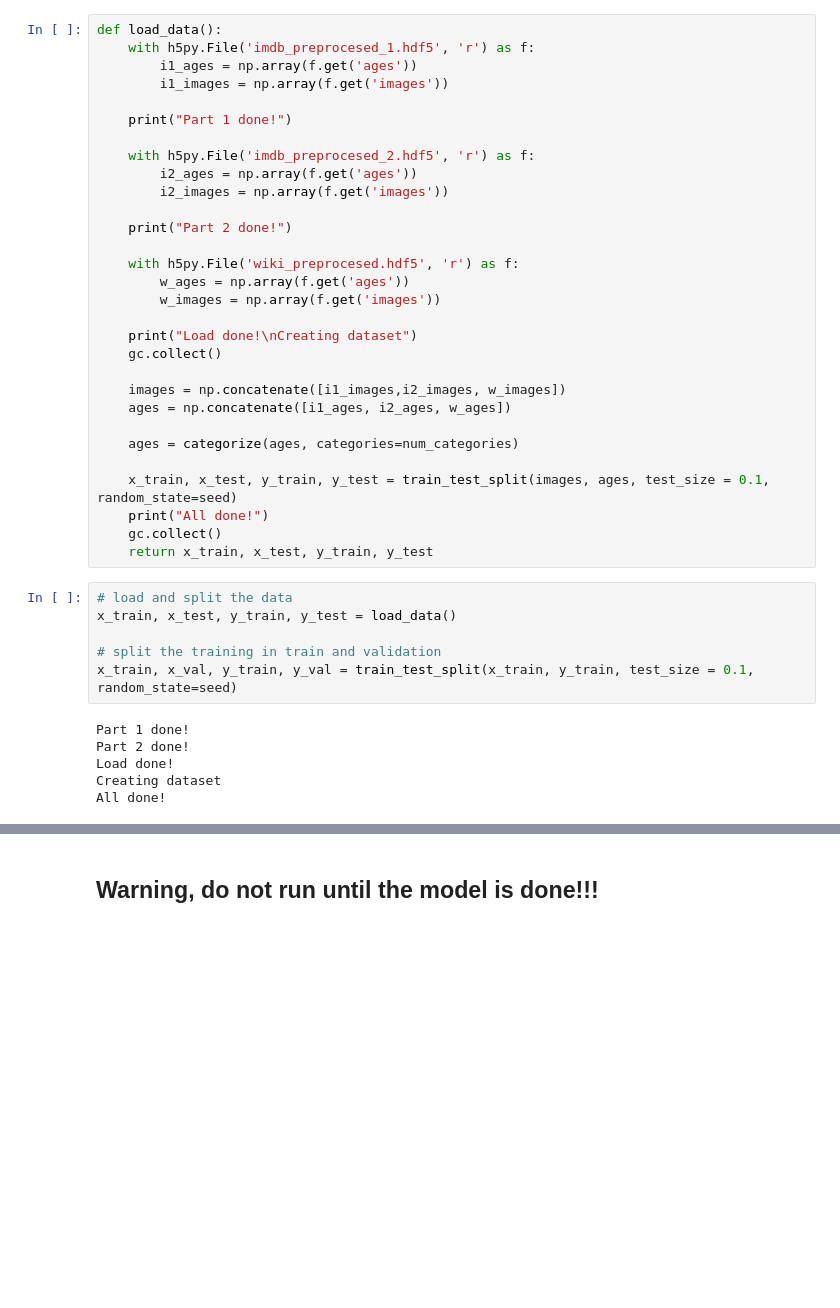
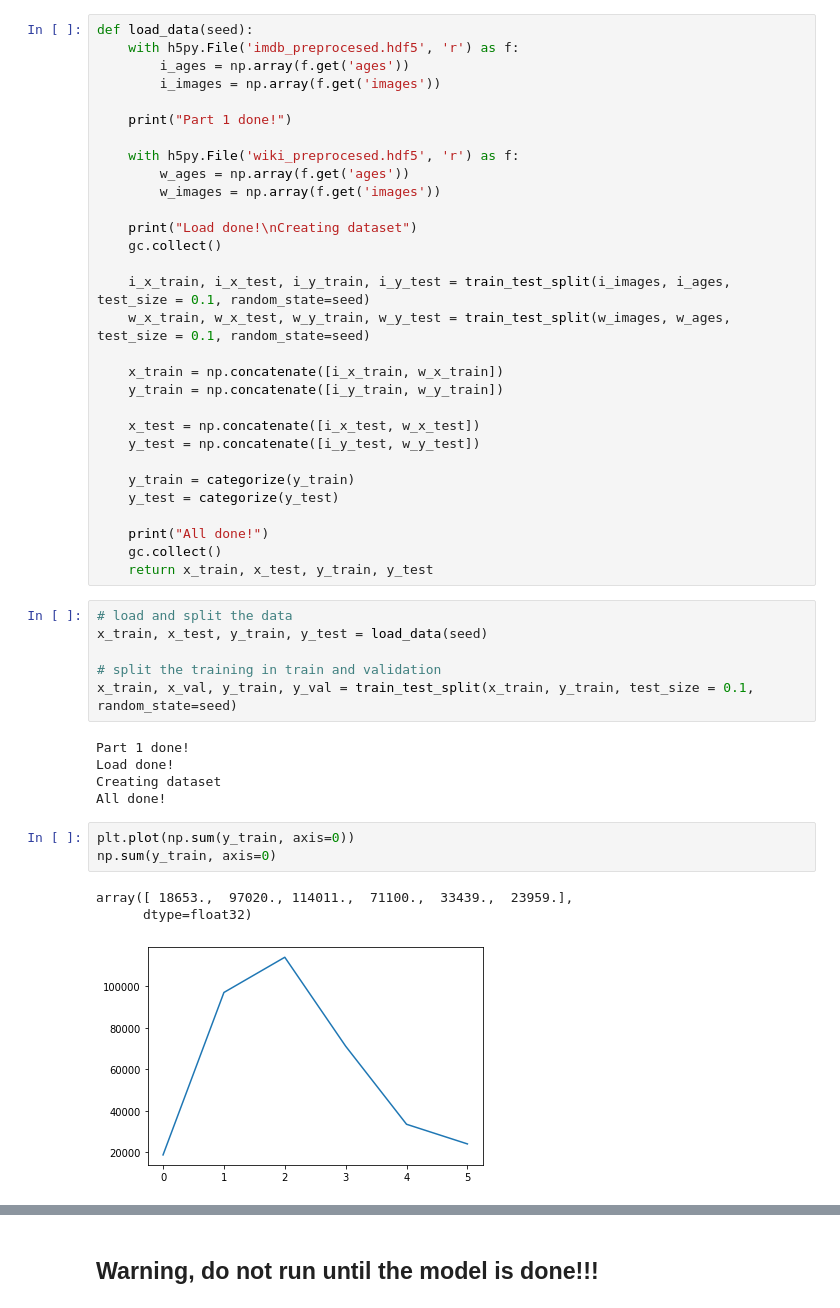
Before and after one commit to CogitoNTNU/face-aging, a Jupyter notebook: CNN.ipynb, the cells around one changed output, grey strips where cells are left out. Saved outputs shown, nothing was run; the diff lists cells and outputs as text; blank space fills up the shorter version.

Commit message:
yet another training session

```diff
--- a/CNN.ipynb
+++ b/CNN.ipynb
@@ -58,18 +74,12 @@ def categorize(ages,categories=20):
     categorical = to_categorical(ages_copy)
     return categorical
 # %%
-def load_data():
-    with h5py.File('imdb_preprocesed_1.hdf5', 'r') as f:
-        i1_ages = np.array(f.get('ages'))
-        i1_images = np.array(f.get('images'))
+def load_data(seed):
+    with h5py.File('imdb_preprocesed.hdf5', 'r') as f:
+        i_ages = np.array(f.get('ages'))
+        i_images = np.array(f.get('images'))
 
     print("Part 1 done!")
-
-    with h5py.File('imdb_preprocesed_2.hdf5', 'r') as f:
-        i2_ages = np.array(f.get('ages'))
-        i2_images = np.array(f.get('images'))
-
-    print("Part 2 done!")
 
     with h5py.File('wiki_preprocesed.hdf5', 'r') as f:
         w_ages = np.array(f.get('ages'))
@@ -78,24 +88,36 @@ def load_data():
     print("Load done!\nCreating dataset")
     gc.collect()
 
-    images = np.concatenate([i1_images,i2_images, w_images])
-    ages = np.concatenate([i1_ages, i2_ages, w_ages])
+    i_x_train, i_x_test, i_y_train, i_y_test = train_test_split(i_images, i_ages, test_size = 0.1, random_state=seed)
+    w_x_train, w_x_test, w_y_train, w_y_test = train_test_split(w_images, w_ages, test_size = 0.1, random_state=seed)
 
-    ages = categorize(ages, categories=num_categories)
+    x_train = np.concatenate([i_x_train, w_x_train])
+    y_train = np.concatenate([i_y_train, w_y_train])
 
-    x_train, x_test, y_train, y_test = train_test_split(images, ages, test_size = 0.1, random_state=seed)
+    x_test = np.concatenate([i_x_test, w_x_test])
+    y_test = np.concatenate([i_y_test, w_y_test])
+
+    y_train = categorize(y_train)
+    y_test = categorize(y_test)
+
     print("All done!")
     gc.collect()
     return x_train, x_test, y_train, y_test
 # %%
 # load and split the data
-x_train, x_test, y_train, y_test = load_data()
+x_train, x_test, y_train, y_test = load_data(seed)
 
 # split the training in train and validation
 x_train, x_val, y_train, y_val = train_test_split(x_train, y_train, test_size = 0.1, random_state=seed)
 # %% [output]
 Part 1 done!
-Part 2 done!
 Load done!
 Creating dataset
 All done!
+# %%
+plt.plot(np.sum(y_train, axis=0))
+np.sum(y_train, axis=0)
+# %% [output]
+array([ 18653.,  97020., 114011.,  71100.,  33439.,  23959.],
+      dtype=float32)
+[figure, added]
```
Also changed, not shown: parts of 18 cells of this notebook.
